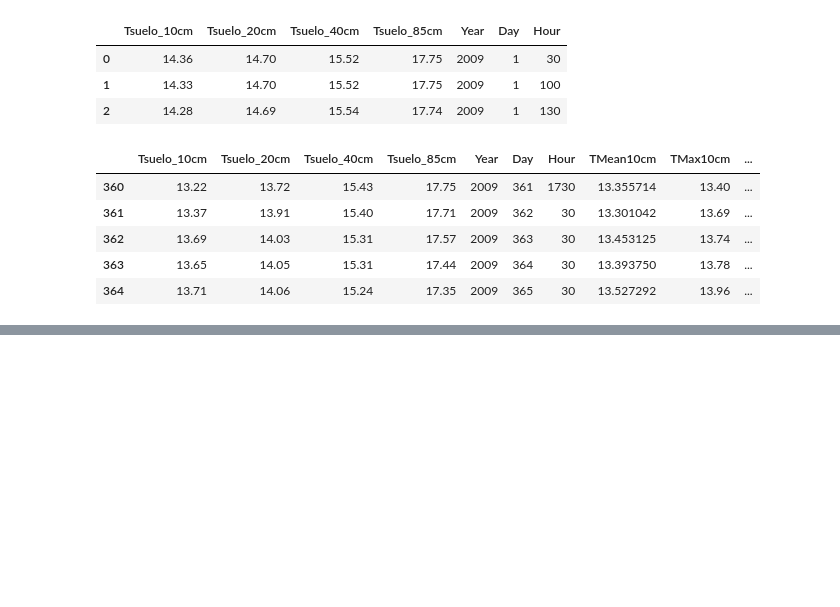
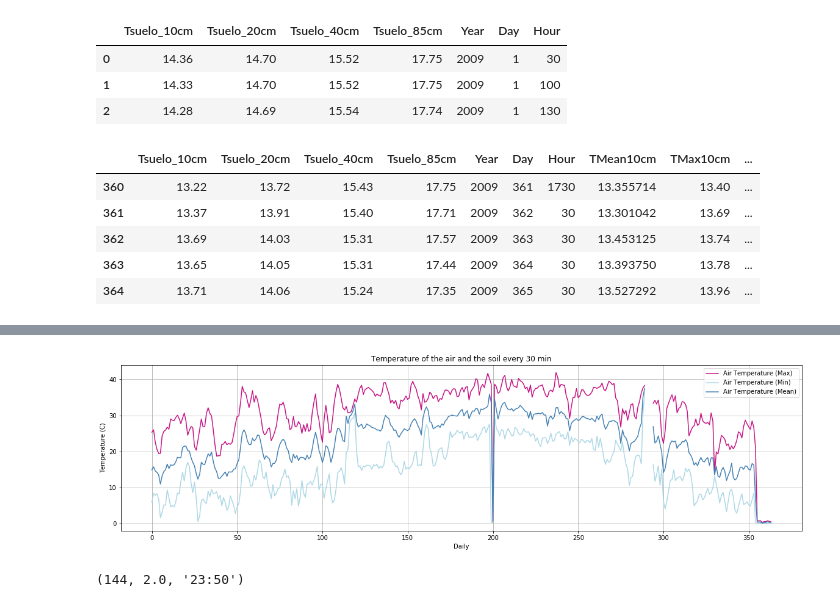
Before and after one commit to JoelA06/Tareas, a Jupyter notebook: Actividad8/Actividad8.ipynb, the cells around one changed output, grey strips where cells are left out. Saved outputs shown, nothing was run; the diff lists cells and outputs as text; code cells hidden in the pictures; blank space fills up the shorter version.

```diff
--- a/Actividad8/Actividad8.ipynb
+++ b/Actividad8/Actividad8.ipynb
@@ -211,9 +225,9 @@ meteo1["TMin"] = (meteo1.groupby(["Year", "Month", "Day"])["airT_Avg"].transform
 #meteo1["Day"]
 # %%
 #Eliminando duplicados para que todo quede dirario
-meteo1 = meteo1.drop_duplicates(subset=[ "Month", "Year", "Day"])
-meteo1 = meteo1.reset_index(drop=True)
-meteo1.tail()
+meteo2 = meteo1.drop_duplicates(subset=[ "Month", "Year", "Day"])
+meteo2 = meteo2.reset_index(drop=True)
+meteo2.tail()
 # %% [output]
 |  | TIME | u_Avg | v_Avg | w_Avg | t_Avg | kh20_Avg | net_rad_Avg | shf1_Avg | shf2_Avg | vv_Avg | ... |
 | 359 | 14:50:00 | -0.869 | 0.142 | 18.82 | 114.8 | 206.00 | NaN | NaN | 1.508 | 21.05 | ... |
@@ -276,0 +309,31 @@ meteo1["airT_Avg"]
+# %%
+meteo2.tail(1)
+
+#A graficar
+plt.figure(figsize=(20,5))
+plt.plot(meteo2["TMax"], label = "Air Temperature (Max)", color = "mediumvioletred")
+plt.plot(meteo2["TMin"], label = "Air Temperature (Min)", color = "lightblue")
+plt.plot(meteo2["TMean"],label = "Air Temperature (Mean)", color = "steelblue")
+#plt.plot(soil["Tsuelo40"], label = "Soil Temperature at 40cm", color = "mediumslateblue")
+# plt.plot(Graf["Tsuelo85"], label = "Soil Temperature at 85cm", color = "midnightblue")
+plt.xlabel("Daily")
+plt.ylabel("Temperature (C)")
+plt.legend()
+plt.grid()
+plt.title("Temperature of the air and the soil every 30 min")
+plt.savefig("grafica_aireTodo",plt=2000)
+plt.show()
+# %% [output]
+[figure, added]
+# %%
+var = 0
+temp = 0
+for m in range(1,len(meteo1)):
+    if(meteo1["Day"][m] == 2):
+        var = meteo1["Day"][m]
+        temp = meteo1["TIME"][m-1]
+        print(m,var,temp)
+        break
+#meteo1.loc["52338"] = [None,None,None,None,None,None,None,None,None,None,None,None,None,None,None,None,None,None,None,None,None,None]
+# %% [output]
+(144, 2.0, '23:50')
```
Also changed, not shown: parts of 24 cells of this notebook, 2 other files.
